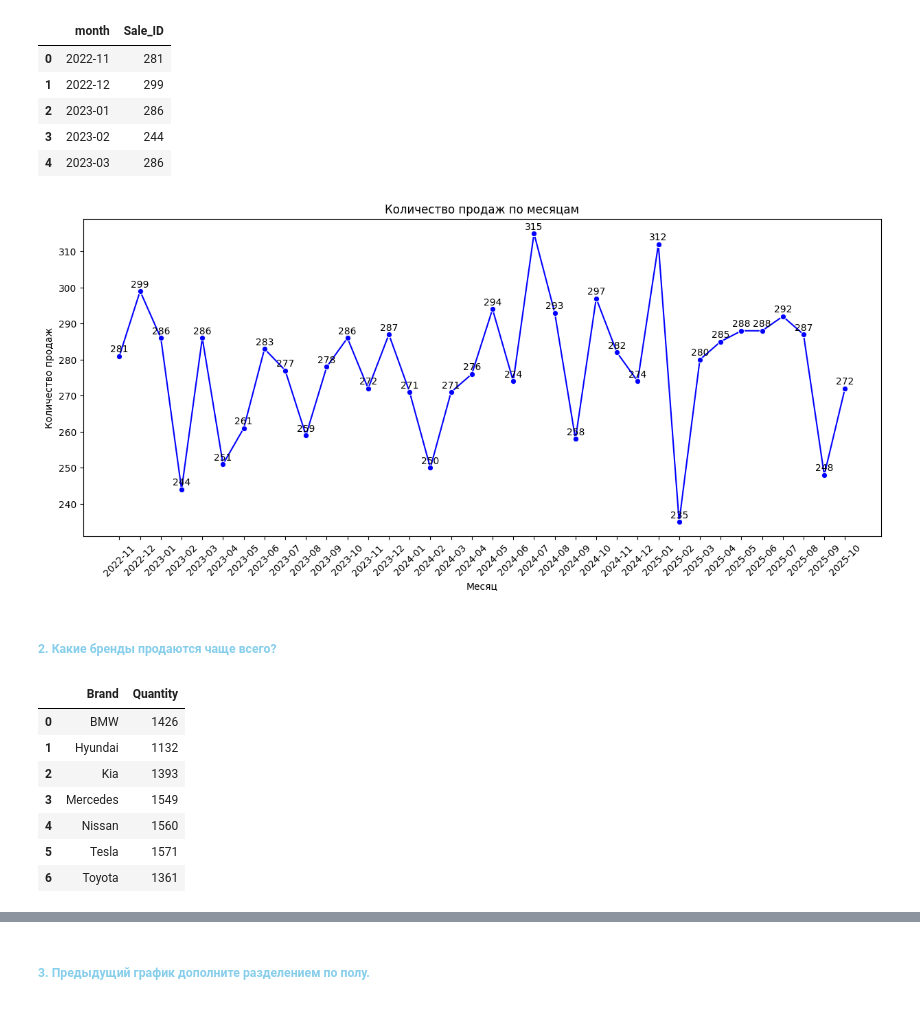
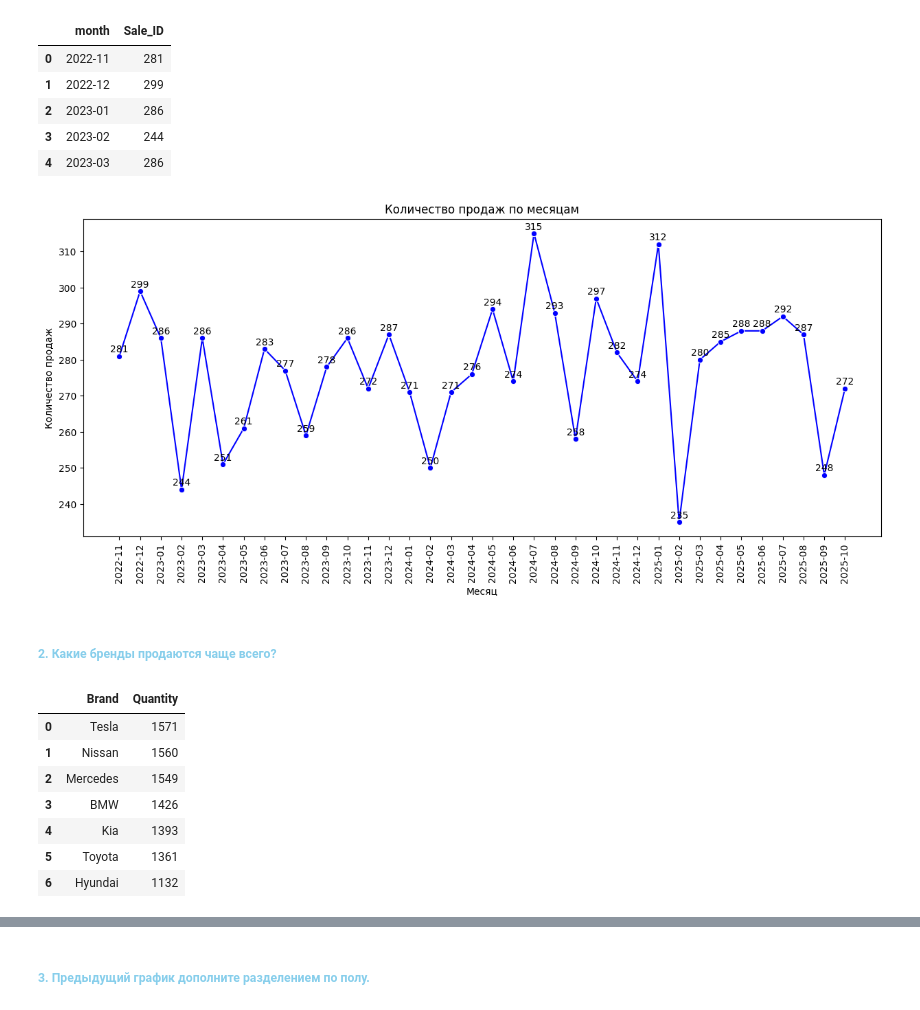
Before and after one commit to gggvitalii90/python_analytics_ich_120925, a Jupyter notebook: notebooks/Python for DA_L24_1-for_students.ipynb, the cells around one changed output, grey strips where cells are left out. Drawn from its saved outputs; the diff is of its cells as text; code cells hidden in the pictures.

```diff
--- a/notebooks/Python for DA_L24_1-for_students.ipynb
+++ b/notebooks/Python for DA_L24_1-for_students.ipynb
@@ -490,31 +490,31 @@ sales_month.head()
 # %%
 # plt.plot(sales_month['month'].astype(str), sales_month['Sale_ID'], marker = 'o', color = 'blue')
 figure = plt.figure(figsize = (15, 6))
 sns.lineplot(x = sales_month['month'].astype(str), y = sales_month['Sale_ID'], marker = 'o', color = 'blue', )
 plt.title('Количество продаж по месяцам')
 plt.xlabel('Месяц')
 plt.ylabel('Количество продаж')
-plt.xticks(rotation = 45)
+plt.xticks(rotation = 90)
 # надо сделать еще подписи данных на точках же чуть выше точки
 for i, value in enumerate(sales_month['Sale_ID']):
     plt.text(i, value + 0.5, str(value), ha = 'center', va = 'bottom')
 plt.show()
 # %% [output]
-[figure, old version]
+[figure, new version]
 # %% [markdown]
 ##### <b><font color='skyblue'>2. Какие бренды продаются чаще всего?</font></b>
 # %%
-brend_sales = pd.merge(sales, cars, on = 'Car_ID').groupby('Brand')['Quantity'].count().reset_index()
+brend_sales = pd.merge(sales, cars, on = 'Car_ID').groupby('Brand')['Quantity'].count().sort_values(ascending=False).reset_index()
 brend_sales
 # %% [output]
 |  | Brand | Quantity |
-| 0 | BMW | 1426 |
-| 1 | Hyundai | 1132 |
-| 2 | Kia | 1393 |
-| 3 | Mercedes | 1549 |
-| 4 | Nissan | 1560 |
-| 5 | Tesla | 1571 |
-| 6 | Toyota | 1361 |
+| 0 | Tesla | 1571 |
+| 1 | Nissan | 1560 |
+| 2 | Mercedes | 1549 |
+| 3 | BMW | 1426 |
+| 4 | Kia | 1393 |
+| 5 | Toyota | 1361 |
+| 6 | Hyundai | 1132 |
 # %%
 figure = plt.figure(figsize = (10, 6))
 sns.barplot(x = 'Brand', y = 'Quantity', data = brend_sales, palette = 'Set2')
```
Also changed, not shown: parts of 10 cells of this notebook, 1 other file.
